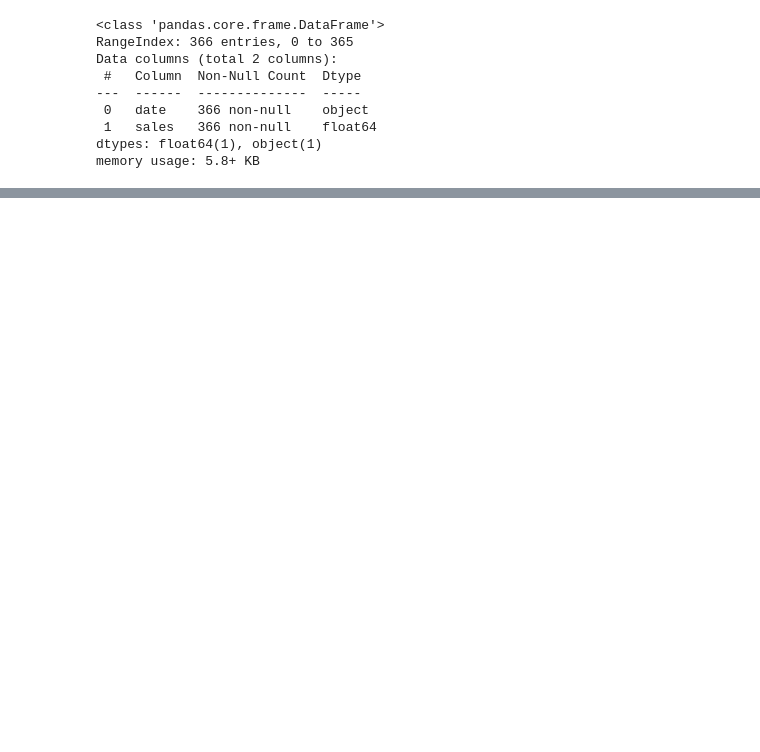
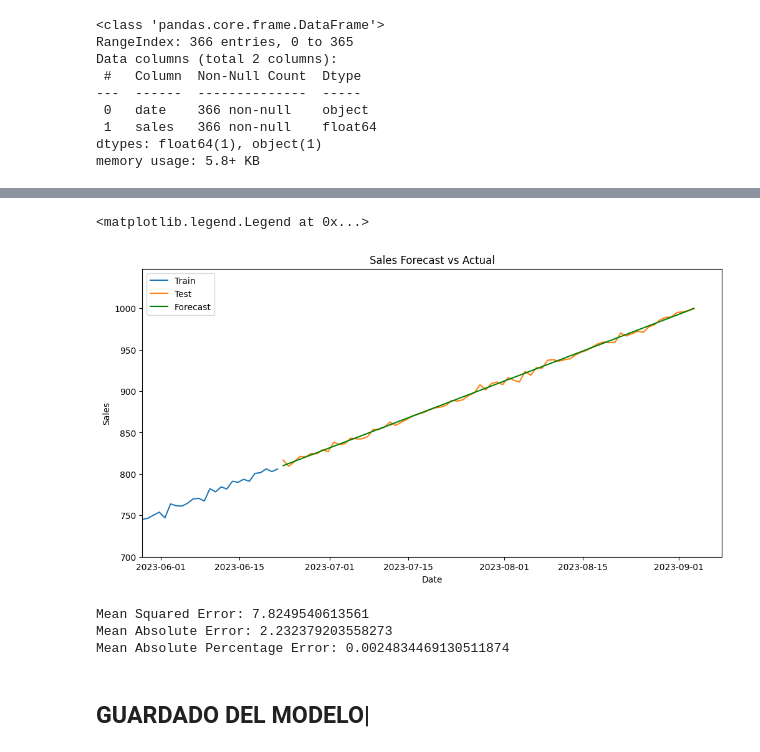
Before and after one commit to 4GeeksAcademy/linea_temporal_alternativa, a Jupyter notebook: src/explore.ipynb, the cells around one changed output, grey strips where cells are left out. Saved outputs shown, nothing was run; the diff lists cells and outputs as text; code cells hidden in the pictures; blank space fills up the shorter version.

```diff
--- a/src/explore.ipynb
+++ b/src/explore.ipynb
@@ -215,0 +203,47 @@ Name: sales, dtype: float64
+# %%
+# Grafico de la prediccion ampliado
+
+plt.figure(figsize=(12, 6))
+plt.plot(train['sales'], label='Train')
+plt.plot(test['sales'], label='Test')
+plt.plot(forecast, label='Forecast', color='green')
+# Define el iincio de los datos de test
+start_test_date = test.index.min()
+
+# Ajusta el límite de la fecha de inicio para mostrar los últimos 10 días de entrenamiento
+start_plot_date = start_test_date - pd.DateOffset(days=25)
+end_plot_date = test.index.max() + pd.DateOffset(days=5)
+
+# Establecer el limite inferior de {x} desde 25 dias antes de la fecha de inicio de test
+# Establecer el limite superior de {x} hasta 5 dias despues de la fecha de final del conjunto de test
+plt.xlim([start_plot_date, end_plot_date])
+# Establecer el limite inferior de {y} para aprovechar mejor el total del grafico
+plt.ylim(700)
+# Titulos y leyendas
+plt.title('Sales Forecast vs Actual')
+plt.xlabel('Date')
+plt.ylabel('Sales')
+# Ubicacion de la leyenda a la izquierda del grafico
+plt.legend(loc='upper left')
+# %% [output]
+<matplotlib.legend.Legend at 0x...>
+[figure, added]
+# %%
+# Evaluacion del modelo
+
+# Calculo de metricas sobre el conjunto de test
+mse = mean_squared_error(test['sales'], forecast)
+mae = mean_absolute_error(test['sales'], forecast)
+mape = mean_absolute_percentage_error(test['sales'], forecast)
+
+# Relacion de metricas obtenidas
+print("Mean Squared Error:", mse)
+print("Mean Absolute Error:", mae)
+print("Mean Absolute Percentage Error:", mape)
+# %% [output]
+Mean Squared Error: 7.8249540613561
+Mean Absolute Error: 2.232379203558273
+Mean Absolute Percentage Error: 0.0024834469130511874
+# %% [markdown]
+GUARDADO DEL MODELO|
+--
```
Also changed, not shown: parts of 40 cells of this notebook, 2 other files.
